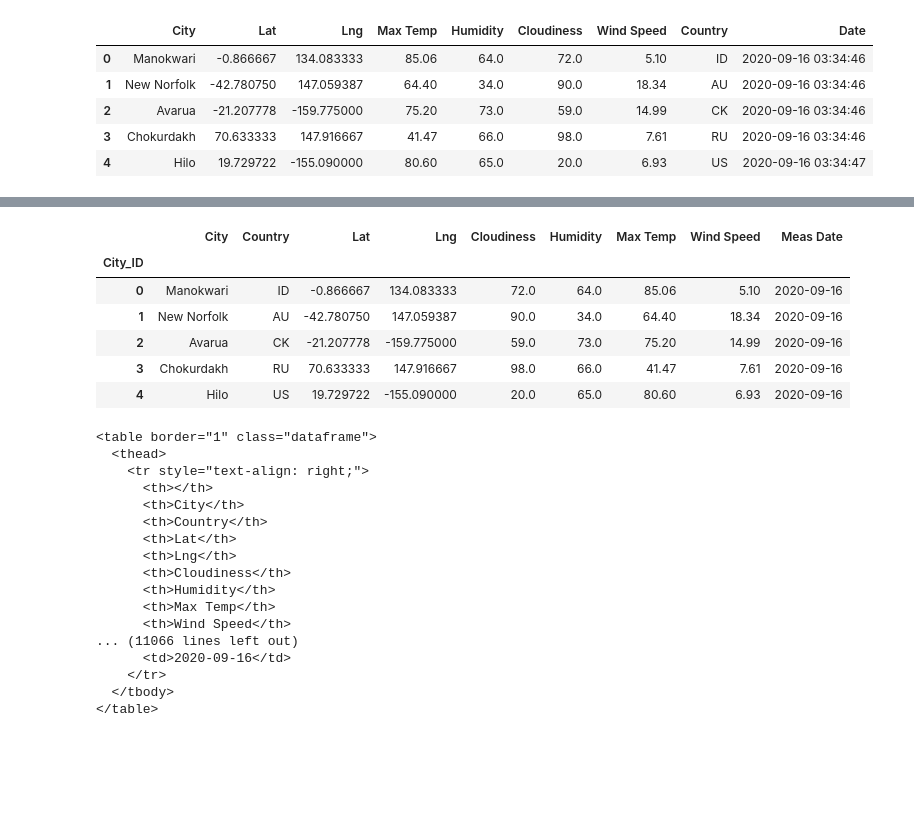
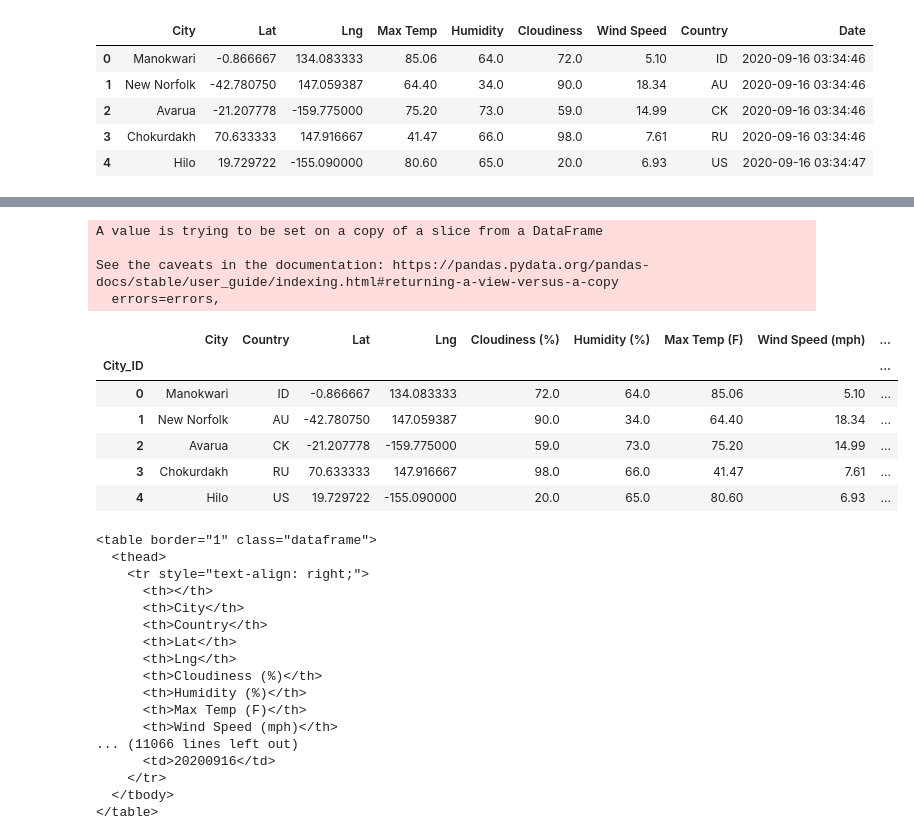
Before and after one commit to gpivaro/Web-Design-Challenge, a Jupyter notebook: CSV_to_HTML.ipynb, the cells around one changed output, grey strips where cells are left out. Saved outputs shown, nothing was run; the diff lists cells and outputs as text; code cells hidden in the pictures; blank space fills up the shorter version.

Commit message:
data table

```diff
--- a/CSV_to_HTML.ipynb
+++ b/CSV_to_HTML.ipynb
@@ -41,7 +41,7 @@ data.head()
 # Add a column for the striped date for grouping purpouses
 data['Meas Date'] = ''
 for index,rows in data.iterrows():
-    data['Meas Date'].iloc[index] = dt.datetime.strptime(rows['Date'], '%Y-%m-%d %H:%M:%S').strftime("%Y-%m-%d")
+    data['Meas Date'].iloc[index] = dt.datetime.strptime(rows['Date'], '%Y-%m-%d %H:%M:%S').strftime("%Y%m%d")
 
 data.head()
 # %% [output]
@@ -58,16 +58,27 @@ See the caveats in the documentation: https://pandas.pydata.org/pandas-docs/stab
 # %%
 # Select the columns to export
 df_clean = data[['City_ID','City','Country','Lat','Lng','Cloudiness','Humidity','Max Temp','Wind Speed','Meas Date']]
+df_clean.rename(columns={'Cloudiness':'Cloudiness (%)',
+                         'Humidity':'Humidity (%)',
+                         'Max Temp': 'Max Temp (F)',
+                         'Wind Speed': 'Wind Speed (mph)'
+                        },inplace=True)
+
+
 df_clean.set_index('City_ID',inplace=True)
 df_clean.head()
 # %% [output]
+A value is trying to be set on a copy of a slice from a DataFrame
+
+See the caveats in the documentation: https://pandas.pydata.org/pandas-docs/stable/user_guide/indexing.html#returning-a-view-versus-a-copy
+  errors=errors,
-|  | City | Country | Lat | Lng | Cloudiness | Humidity | Max Temp | Wind Speed | Meas Date |
-| City_ID |  |  |  |  |  |  |  |  |  |
-| 0 | Manokwari | ID | -0.866667 | 134.083333 | 72.0 | 64.0 | 85.06 | 5.10 | 2020-09-16 |
-| 1 | New Norfolk | AU | -42.780750 | 147.059387 | 90.0 | 34.0 | 64.40 | 18.34 | 2020-09-16 |
-| 2 | Avarua | CK | -21.207778 | -159.775000 | 59.0 | 73.0 | 75.20 | 14.99 | 2020-09-16 |
-| 3 | Chokurdakh | RU | 70.633333 | 147.916667 | 98.0 | 66.0 | 41.47 | 7.61 | 2020-09-16 |
-| 4 | Hilo | US | 19.729722 | -155.090000 | 20.0 | 65.0 | 80.60 | 6.93 | 2020-09-16 |
+|  | City | Country | Lat | Lng | Cloudiness (%) | Humidity (%) | Max Temp (F) | Wind Speed (mph) | ... |
+| City_ID |  |  |  |  |  |  |  |  | ... |
+| 0 | Manokwari | ID | -0.866667 | 134.083333 | 72.0 | 64.0 | 85.06 | 5.10 | ... |
+| 1 | New Norfolk | AU | -42.780750 | 147.059387 | 90.0 | 34.0 | 64.40 | 18.34 | ... |
+| 2 | Avarua | CK | -21.207778 | -159.775000 | 59.0 | 73.0 | 75.20 | 14.99 | ... |
+| 3 | Chokurdakh | RU | 70.633333 | 147.916667 | 98.0 | 66.0 | 41.47 | 7.61 | ... |
+| 4 | Hilo | US | 19.729722 | -155.090000 | 20.0 | 65.0 | 80.60 | 6.93 | ... |
 # %%
 # Convert to HTML
 html = df_clean.to_html()
@@ -83,12 +94,12 @@ print(html)
       <th>Country</th>
       <th>Lat</th>
       <th>Lng</th>
-      <th>Cloudiness</th>
-      <th>Humidity</th>
-      <th>Max Temp</th>
-      <th>Wind Speed</th>
+      <th>Cloudiness (%)</th>
+      <th>Humidity (%)</th>
+      <th>Max Temp (F)</th>
+      <th>Wind Speed (mph)</th>
 ... (11066 lines left out)
-      <td>2020-09-16</td>
+      <td>20200916</td>
     </tr>
   </tbody>
 </table>
```
Also changed, not shown: 1 other file.
